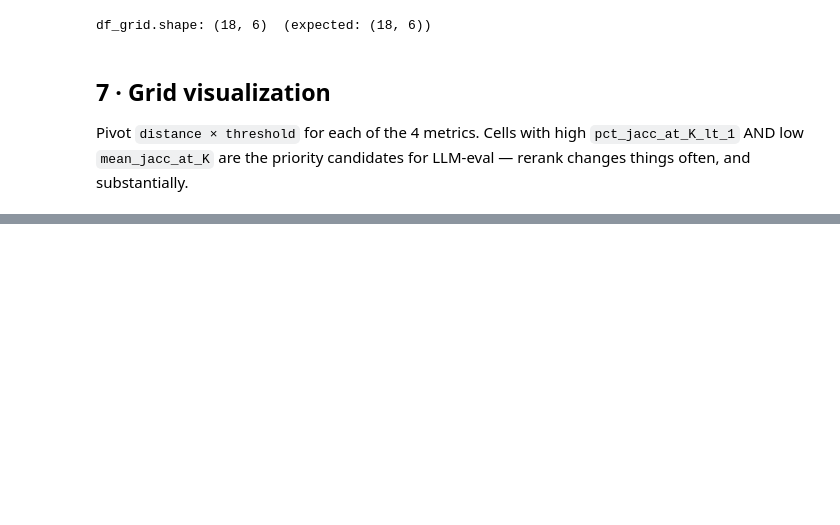
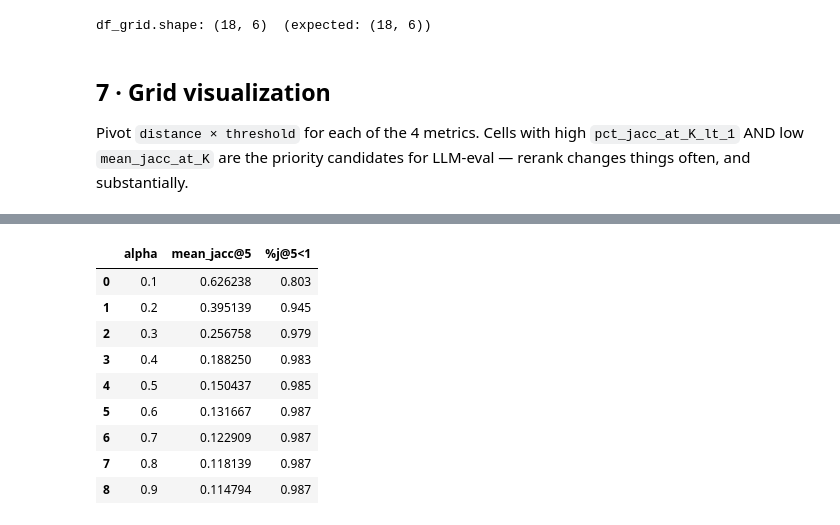
Before and after one commit to Gian-ream/dl-RAG-denseAndKG, a Jupyter notebook: 07_kg_rerank.ipynb, the cells around one changed output, grey strips where cells are left out. Saved outputs shown, nothing was run; the diff lists cells and outputs as text; code cells hidden in the pictures; blank space fills up the shorter version.

```diff
--- a/07_kg_rerank.ipynb
+++ b/07_kg_rerank.ipynb
@@ -918,0 +947,12 @@ df_grid.pivot(index="distance", columns="threshold", values="mean_jacc_at_10")
+# %%
+ALPHA_CELL_DIST = 3
+ALPHA_CELL_THR = 10000
+
+# Pull the (query, passage) → kg_score for the chosen cell.
+df_cell_alpha = df_phase_a[
+    (df_phase_a["distance"] == ALPHA_CELL_DIST)
+    & (df_phase_a["threshold"] == ALPHA_CELL_THR)
+]
+print(f"cell selected: dist={ALPHA_CELL_DIST}, thr={ALPHA_CELL_THR}")
+print(f"df_cell_alpha shape: {df_cell_alpha.shape}  "
+      f"(expected: ({top100['query_id'].nunique() * 100}, 7))")
@@ -918,0 +987,10 @@ df_grid.pivot(index="distance", columns="threshold", values="mean_jacc_at_10")
+# %%
+# Genera 9 colonne kg_final_alpha_X dove X = α · 10 (suffisso intero).
+# α = peso del segnale KG, (1-α) = peso dense_norm. α=0.1 → kg_final_alpha_1.
+ALPHAS = [round(0.1 * i, 1) for i in range(1, 10)]  # [0.1, 0.2, ..., 0.9]
+for alpha in ALPHAS:
+    col = f"kg_final_alpha_{int(round(alpha * 10))}"
+    base_alpha[col] = (1 - alpha) * base_alpha["dense_norm"] + alpha * base_alpha["kg_score"]
+
+print(f"alpha columns added: "
+      f"{[c for c in base_alpha.columns if c.startswith('kg_final_alpha')]}")
@@ -918,0 +1029,10 @@ df_grid.pivot(index="distance", columns="threshold", values="mean_jacc_at_10")
+# %%
+def jaccard_aggregate(setting_a: dict, setting_b: dict) -> tuple[float, float]:
+    """Aggrega Jaccard@5 su tutte le query tra due dict di top-5.
+
+    setting_a, setting_b : dict {query_id_s → set(passage_id_s)}
+    Returns: (mean_jaccard, pct_jaccard_lt_1)
+    """
+    common_qids = set(setting_a.keys()) & set(setting_b.keys())
+    arr = np.array([jaccard(setting_a[q], setting_b[q]) for q in common_qids])
+    return float(arr.mean()), float((arr < 1.0).mean())
@@ -918,0 +1045,24 @@ df_grid.pivot(index="distance", columns="threshold", values="mean_jacc_at_10")
+# %%
+results_vs_retrieval = []
+for alpha in ALPHAS:
+    mean_j, pct_lt1 = jaccard_aggregate(
+        top5_by_setting[alpha], top5_by_setting["retrieval"]
+    )
+    results_vs_retrieval.append({
+        "alpha": alpha,
+        "mean_jacc@5": mean_j,
+        "%j@5<1": pct_lt1,
+    })
+df_alpha_vs_retrieval = pd.DataFrame(results_vs_retrieval)
+df_alpha_vs_retrieval
+# %% [output]
+|  | alpha | mean_jacc@5 | %j@5<1 |
+| 0 | 0.1 | 0.626238 | 0.803 |
+| 1 | 0.2 | 0.395139 | 0.945 |
+| 2 | 0.3 | 0.256758 | 0.979 |
+| 3 | 0.4 | 0.188250 | 0.983 |
+| 4 | 0.5 | 0.150437 | 0.985 |
+| 5 | 0.6 | 0.131667 | 0.987 |
+| 6 | 0.7 | 0.122909 | 0.987 |
+| 7 | 0.8 | 0.118139 | 0.987 |
+| 8 | 0.9 | 0.114794 | 0.987 |
```
Also changed, not shown: parts of 23 cells of this notebook, 7 other files.
